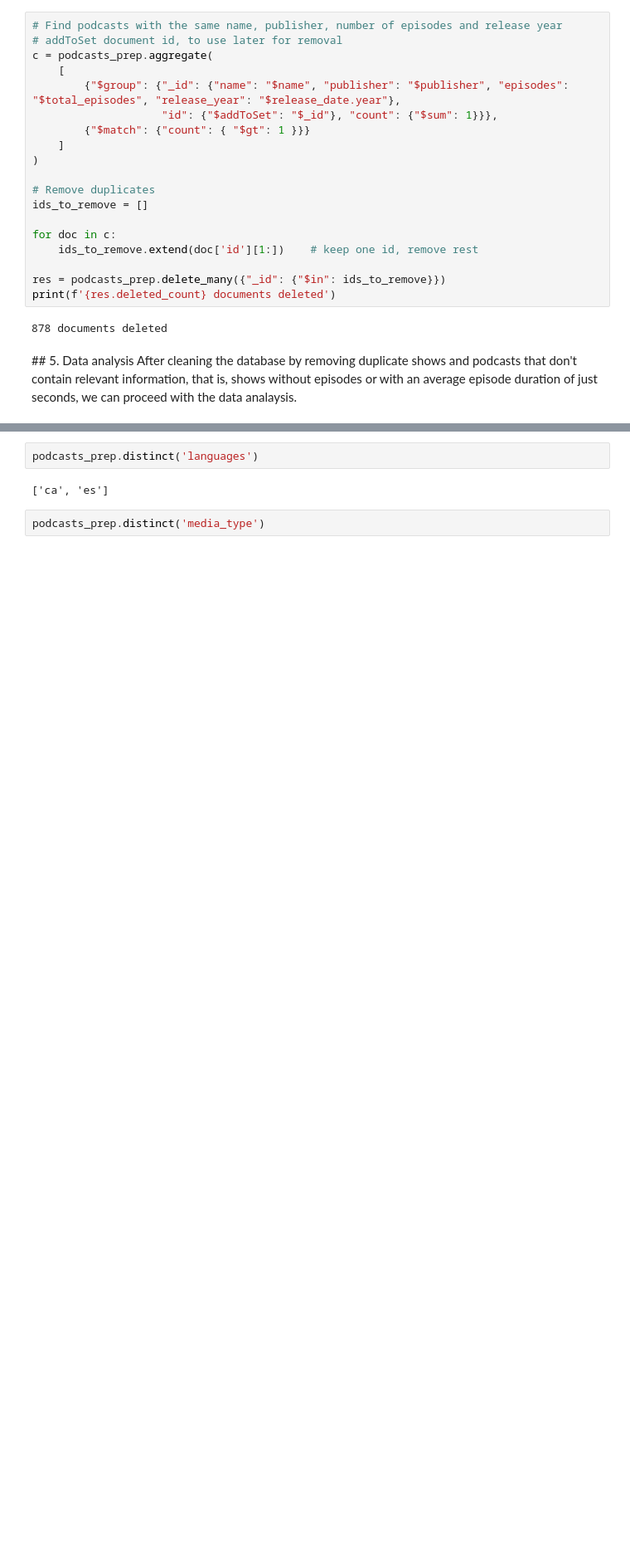
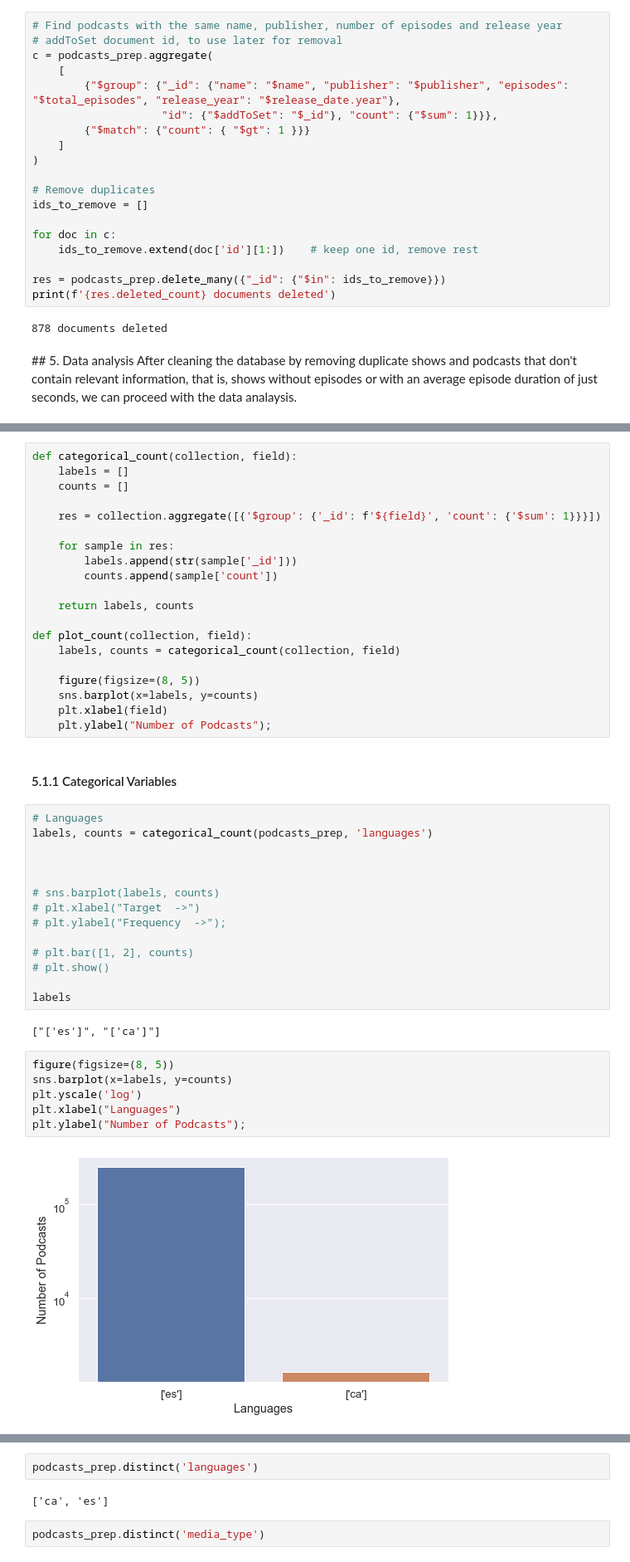
Before and after one commit to xaviercucurull/BDA-Podcasts, a Jupyter notebook: BDA_Final_Project.ipynb, the cells around one changed output, grey strips where cells are left out. Shown at 83% size. Cells and saved outputs as stored; diff of their text form; blank space fills up the shorter version.

Commit message:
Update report - start visualization

```diff
--- a/BDA_Final_Project.ipynb
+++ b/BDA_Final_Project.ipynb
@@ -473,2 +481,48 @@ After cleaning the database by removing duplicate shows and podcasts that don't
 (means, medians, quantiles, histograms, boxplots
 • You should always look at every variable - you will learn something!)
+# %%
+def categorical_count(collection, field):
+    labels = []
+    counts = []
+
+    res = collection.aggregate([{'$group': {'_id': f'${field}', 'count': {'$sum': 1}}}])
+
+    for sample in res:
+        labels.append(str(sample['_id']))
+        counts.append(sample['count'])
+
+    return labels, counts
+
+def plot_count(collection, field):
+    labels, counts = categorical_count(collection, field)
+
+    figure(figsize=(8, 5))
+    sns.barplot(x=labels, y=counts)
+    plt.xlabel(field)
+    plt.ylabel("Number of Podcasts");
+# %% [markdown]
+#### 5.1.1 Categorical Variables
+# %%
+# Languages
+labels, counts = categorical_count(podcasts_prep, 'languages')
+
+
+
+# sns.barplot(labels, counts)
+# plt.xlabel("Target  ->")
+# plt.ylabel("Frequency  ->");
+
+# plt.bar([1, 2], counts)
+# plt.show()
+
+labels
+# %% [output]
+["['es']", "['ca']"]
+# %%
+figure(figsize=(8, 5))
+sns.barplot(x=labels, y=counts)
+plt.yscale('log')
+plt.xlabel("Languages")
+plt.ylabel("Number of Podcasts");
+# %% [output]
+[figure, added]
```
Also changed, not shown: parts of 17 cells of this notebook.
